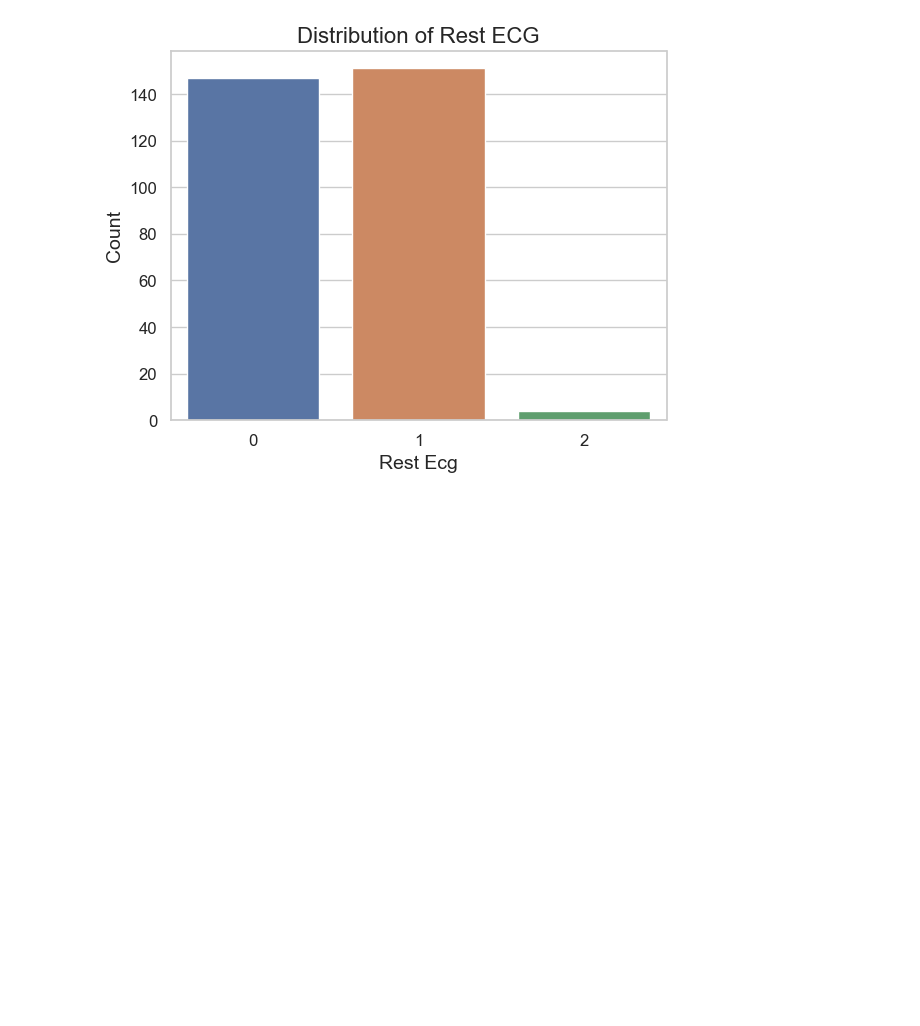
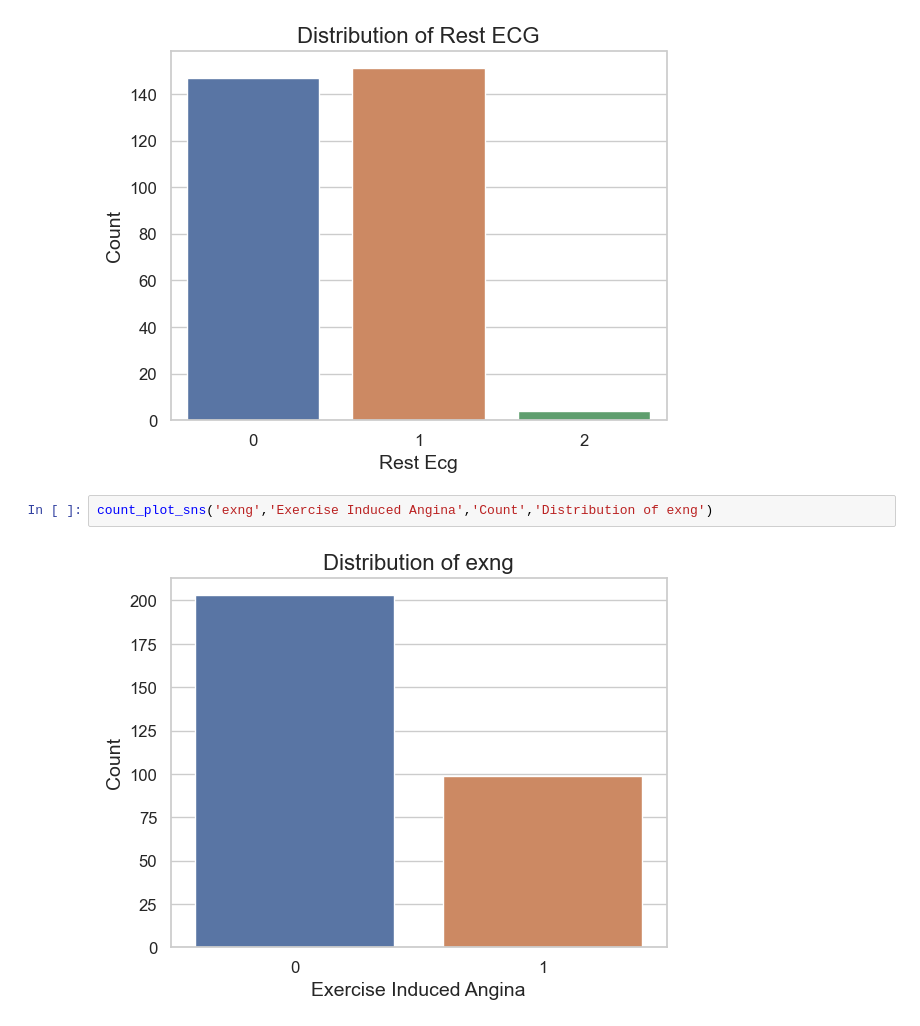
Before and after one commit to taaha3244/joy-of-supML, a Jupyter notebook: Decision_Tree.ipynb, the cells around one changed output. Drawn from its saved outputs; the diff is of its cells as text; blank space fills up the shorter version.

```diff
--- a/Decision_Tree.ipynb
+++ b/Decision_Tree.ipynb
@@ -214,3 +215,7 @@ count_plot_sns('fbs','Fasting Blood Sugar','Count','Distribution of Fbs')
 count_plot_sns('restecg','Rest Ecg','Count','Distribution of Rest ECG')
 # %% [output]
 [figure]
+# %%
+count_plot_sns('exng','Exercise Induced Angina','Count','Distribution of exng')
+# %% [output]
+[figure, added]
```
Also changed, not shown: parts of 59 cells of this notebook.
